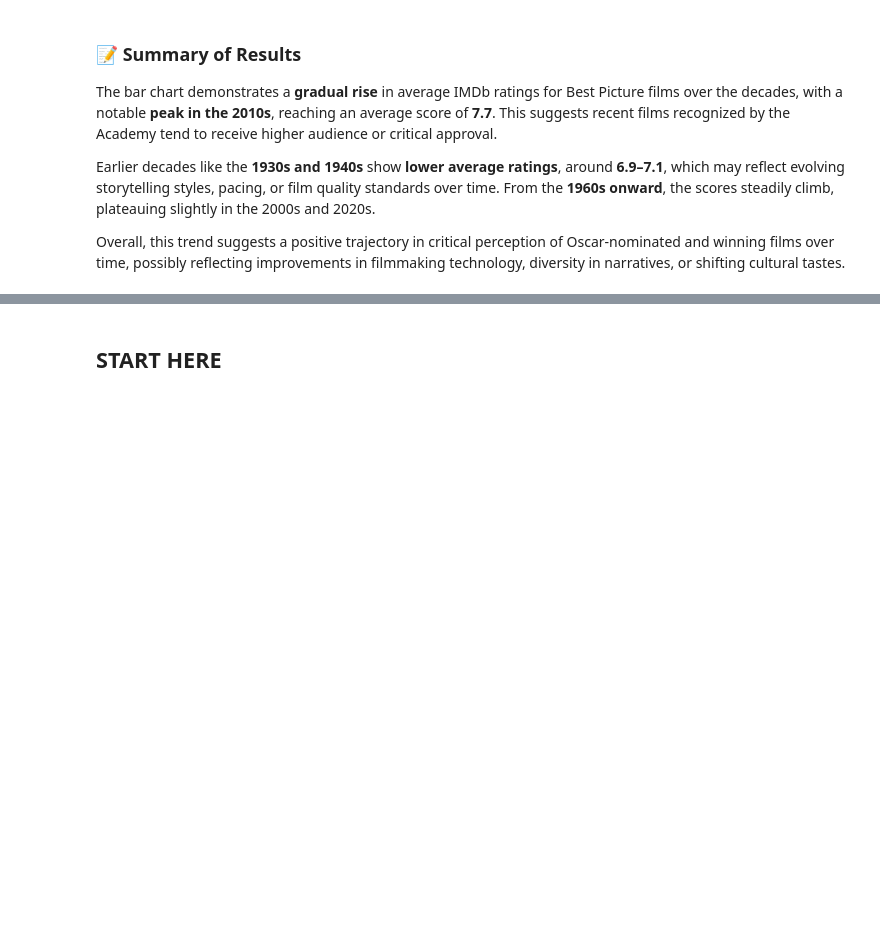
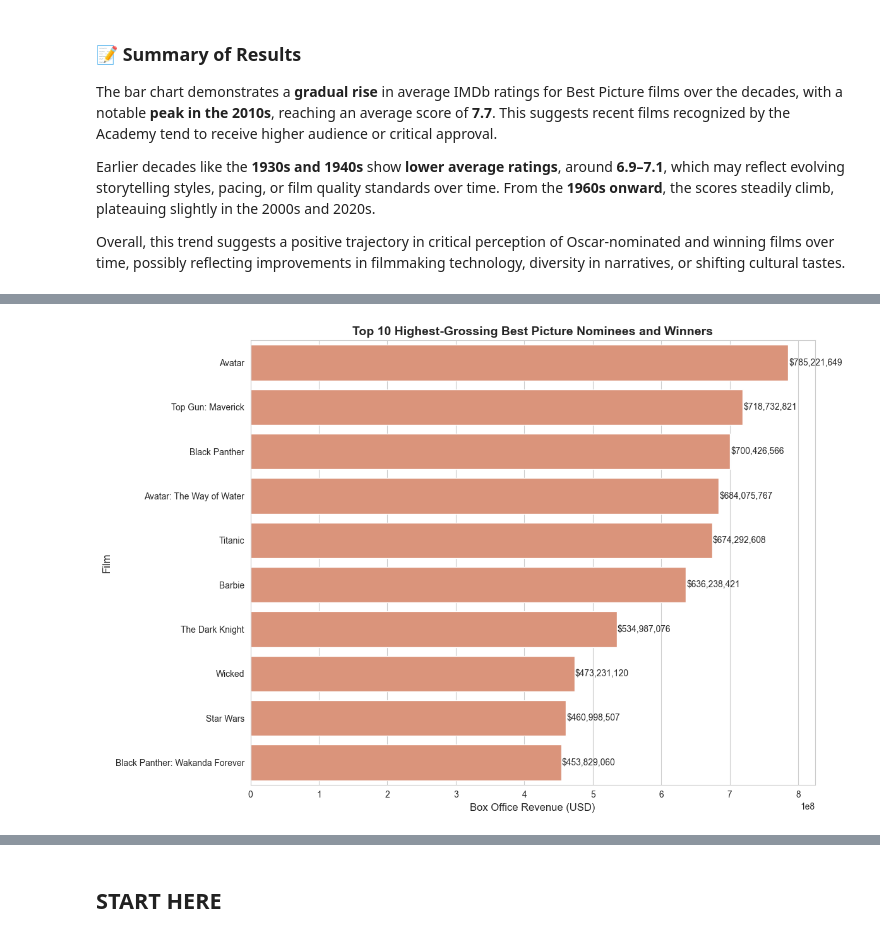
Before and after one commit to judd-jacobs/code-you-capstone, a Jupyter notebook: academy_awards_analysis.ipynb, the cells around one changed output, grey strips where cells are left out. Cells and saved outputs as stored; diff of their text form; code cells hidden in the pictures; blank space fills up the shorter version.

Commit message:
Next visualziation added

```diff
--- a/academy_awards_analysis.ipynb
+++ b/academy_awards_analysis.ipynb
@@ -773,0 +780,40 @@ Overall, this trend suggests a positive trajectory in critical perception of Osc
+# %%
+# Select Top 10 Highest-Grossing Films
+highest_grossing = (
+    omdb_metadata_clean.dropna(subset=["boxOffice_clean"])
+    .sort_values(by="boxOffice_clean", ascending=False)
+    .head(10)
+)
+
+# Append 👑 to winners
+highest_grossing = highest_grossing.copy()
+highest_grossing["label"] = highest_grossing.apply(
+    lambda row: f"{row['film']} 👑" if row.get("winner") == True else row['film'], axis=1
+)
+
+# Plot the horizontal bar chart
+plt.figure(figsize=(12, 8))
+sns.set_style("whitegrid")
+ax = sns.barplot(
+    data=highest_grossing,
+    y="label",
+    x="boxOffice_clean"
+)
+
+# Add labels to bars
+for index, value in enumerate(highest_grossing["boxOffice_clean"]):
+    ax.text(
+        value + 1e6,
+        index,
+        f"${value:,.0f}",
+        va="center",
+        fontsize=10
+    )
+
+plt.title("Top 10 Highest-Grossing Best Picture Nominees and Winners", fontsize=14, fontweight="bold")
+plt.xlabel("Box Office Revenue (USD)", fontsize=12)
+plt.ylabel("Film", fontsize=12)
+plt.tight_layout()
+plt.show()
+# %% [output]
+[figure, added]
```
Also changed, not shown: parts of 2 cells of this notebook, 1 other file.
